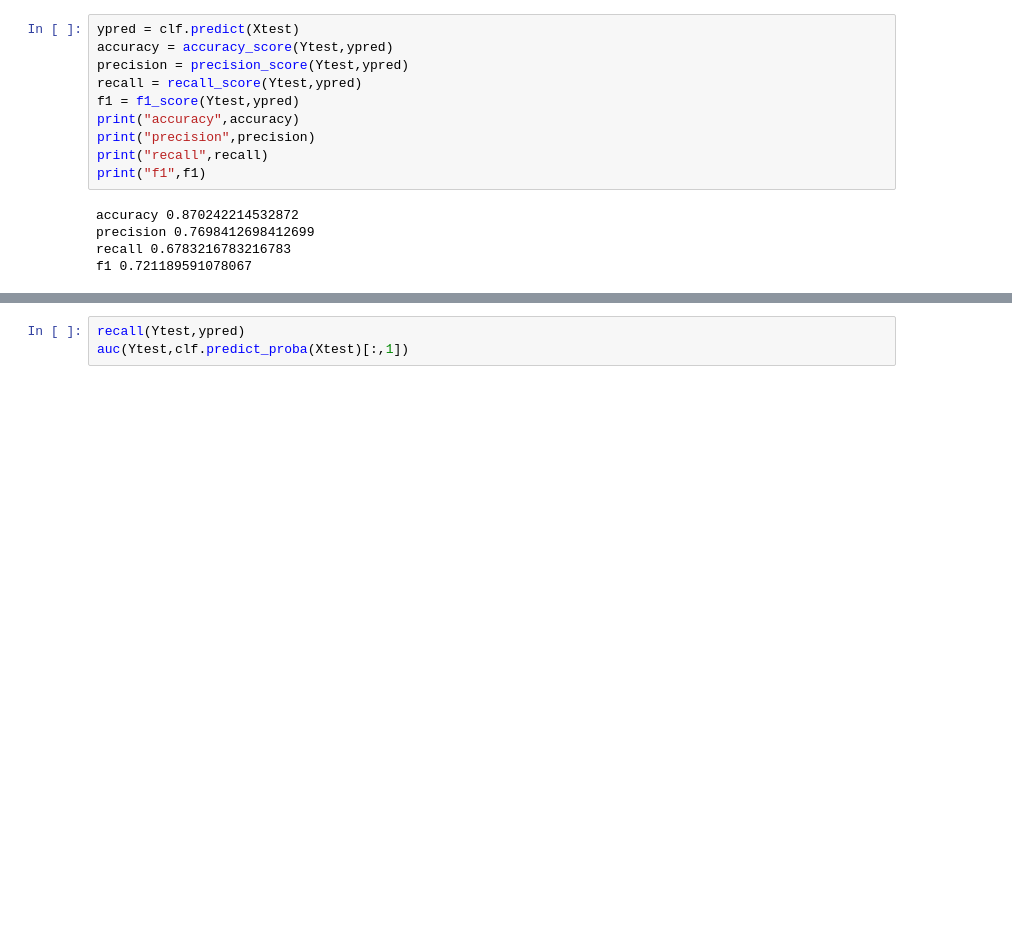
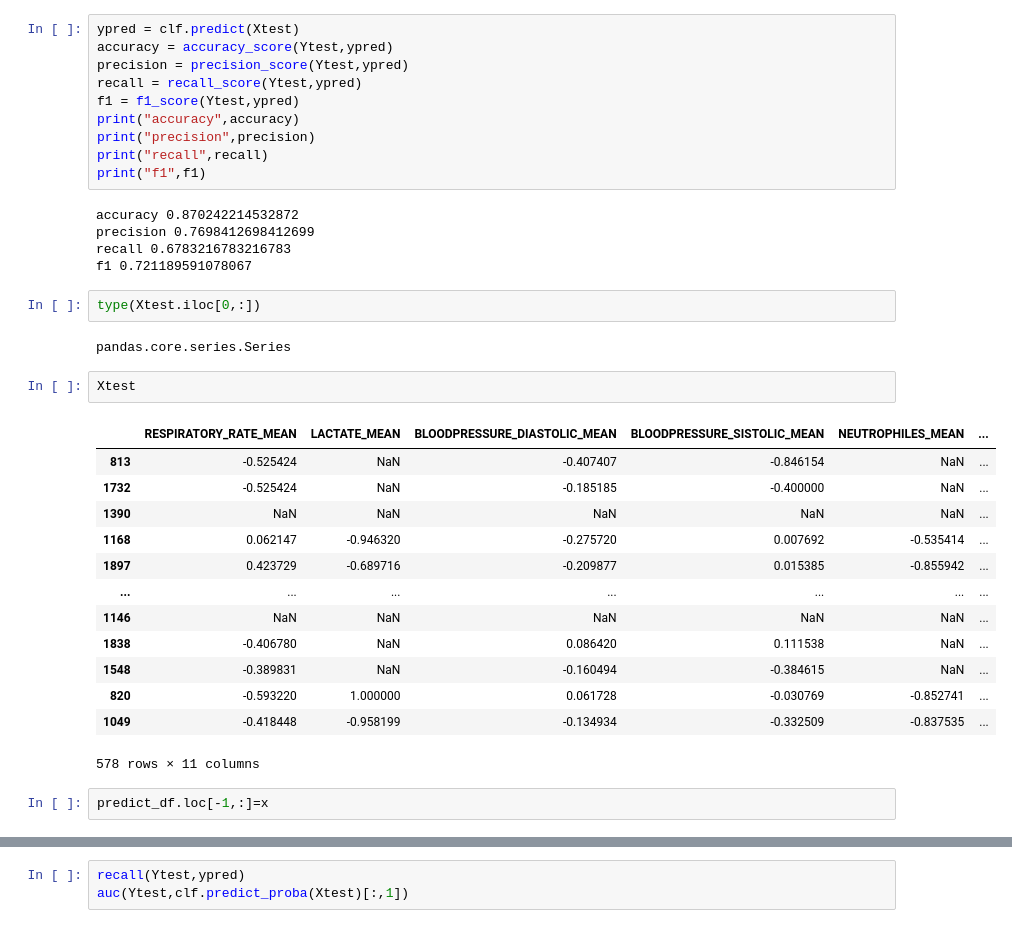
Before and after one commit to lemonhhh/Clinic_Test_Data_Software, a Jupyter notebook: model/Untitled.ipynb, the cells around one changed output, grey strips where cells are left out. Saved outputs shown, nothing was run; the diff lists cells and outputs as text; blank space fills up the shorter version.

```diff
--- a/model/Untitled.ipynb
+++ b/model/Untitled.ipynb
@@ -83,3 +100,25 @@ accuracy 0.870242214532872
 precision 0.7698412698412699
 recall 0.6783216783216783
 f1 0.721189591078067
+# %%
+type(Xtest.iloc[0,:])
+# %% [output]
+pandas.core.series.Series
+# %%
+Xtest
+# %% [output]
+|  | RESPIRATORY_RATE_MEAN | LACTATE_MEAN | BLOODPRESSURE_DIASTOLIC_MEAN | BLOODPRESSURE_SISTOLIC_MEAN | NEUTROPHILES_MEAN | ... |
+| 813 | -0.525424 | NaN | -0.407407 | -0.846154 | NaN | ... |
+| 1732 | -0.525424 | NaN | -0.185185 | -0.400000 | NaN | ... |
+| 1390 | NaN | NaN | NaN | NaN | NaN | ... |
+| 1168 | 0.062147 | -0.946320 | -0.275720 | 0.007692 | -0.535414 | ... |
+| 1897 | 0.423729 | -0.689716 | -0.209877 | 0.015385 | -0.855942 | ... |
+| ... | ... | ... | ... | ... | ... | ... |
+| 1146 | NaN | NaN | NaN | NaN | NaN | ... |
+| 1838 | -0.406780 | NaN | 0.086420 | 0.111538 | NaN | ... |
+| 1548 | -0.389831 | NaN | -0.160494 | -0.384615 | NaN | ... |
+| 820 | -0.593220 | 1.000000 | 0.061728 | -0.030769 | -0.852741 | ... |
+| 1049 | -0.418448 | -0.958199 | -0.134934 | -0.332509 | -0.837535 | ... |
+578 rows × 11 columns
+# %%
+predict_df.loc[-1,:]=x
```
Also changed, not shown: parts of 8 cells of this notebook, 21 other files.
